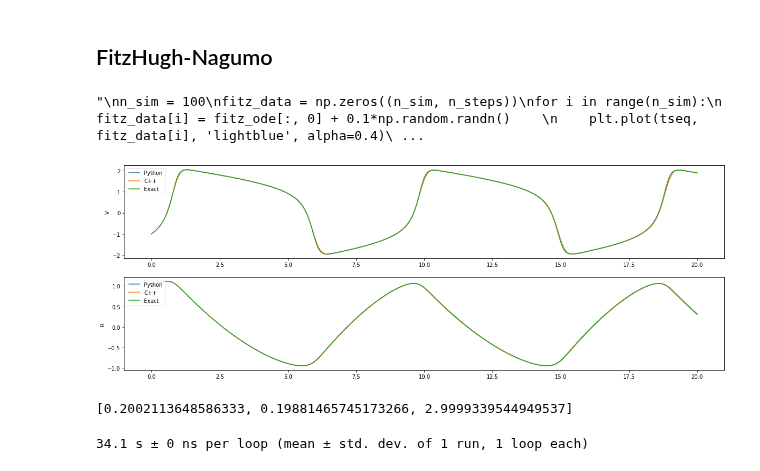
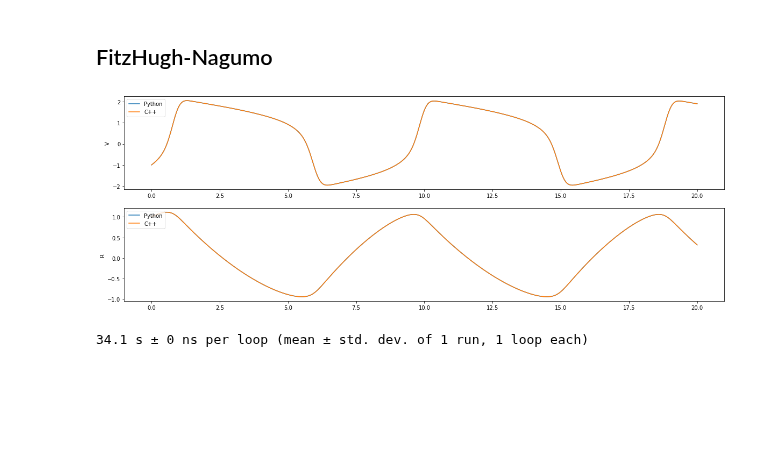
Before and after one commit to mlysy/rodeo-legacy, a Jupyter notebook: cython/KalmanODE.ipynb, the cells around one changed output. Cells and saved outputs as stored; diff of their text form; code cells hidden in the pictures; blank space fills up the shorter version.

Commit message:
Initial Fitz graphs

```diff
--- a/cython/KalmanODE.ipynb
+++ b/cython/KalmanODE.ipynb
@@ -233,18 +233,6 @@ x0 = [-1, 1]
 sigma = 0.1
 tseq = np.linspace(tmin, tmax, n_steps)
 fitz_ode = odeint(fitz0, x0, tseq, args=(theta,))
-
-"""
-n_sim = 100
-fitz_data = np.zeros((n_sim, n_steps))
-for i in range(n_sim):
-    fitz_data[i] = fitz_ode[:, 0] + 0.1*np.random.randn()
-    plt.plot(tseq, fitz_data[i], 'lightblue', alpha=0.4)
-plt.ylabel('V')
-plt.show()
-"""
-# %% [output]
-"\nn_sim = 100\nfitz_data = np.zeros((n_sim, n_steps))\nfor i in range(n_sim):\n    fitz_data[i] = fitz_ode[:, 0] + 0.1*np.random.randn()    \n    plt.plot(tseq, fitz_data[i], 'lightblue', alpha=0.4)\ ...
 # %%
 # RHS of ODE
 def fitz(X_t, t, theta):
@@ -293,15 +281,16 @@ kalmanode.z_states = z_states # Set class z_states property as random matrix def
 kalman_fitz_sim, kalman_fitz_mu, kalman_fitz_var = kalmanode.solve(x0_state, theta=theta, mv=True, sim=True)
 # %%
 _, axs = plt.subplots(n_var, 1, figsize=(20, 7))
+tseq = np.linspace(tmin, tmax, n_steps)
 ylabel = ['V', 'R']
 for i in range(n_var):
     axs[i].plot(tseq, kalman_py_fitz_sim[:, n_state*i], label="Python")
     axs[i].plot(tseq, kalman_fitz_mu[:, n_state*i], label="C++")
     axs[i].set_ylabel(ylabel[i])
-    axs[i].plot(tseq, fitz_ode[:, i], label='Exact')
+    #axs[i].plot(tseq, fitz_ode[:, i], label='Exact')
     axs[i].legend(loc='upper left')
 # %% [output]
-[figure, old version]
+[figure, new version]
 # %%
 def normal_loglik(mu, sigma, y):
     n_steps = len(y)
@@ -370,7 +360,3 @@ test, paccept = fitz_mwg(n_samples, kalman_fitz_mu, theta, rwsd)
-# %%
-test
-# %% [output]
-[0.2002113648586333, 0.19881465745173266, 2.9999339544949537]
 # %%
 n_samples = 3333
 kalman_fitz_cy = %timeit -o -n1 -r1 _, _ =  fitz_mwg(n_samples, fitz_ode, theta, rwsd)
```
Also changed, not shown: parts of 8 cells of this notebook.
